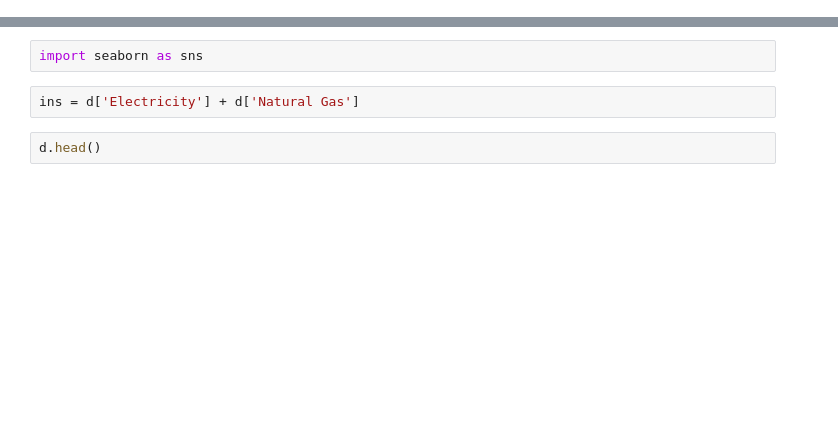
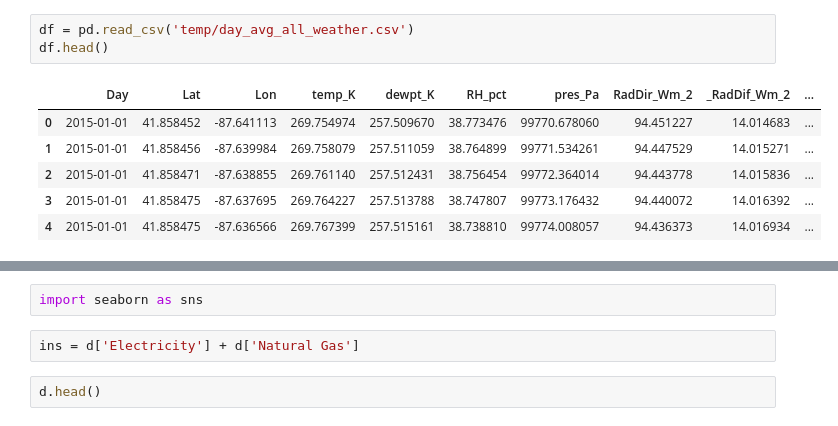
Before and after one commit to brilerner/SMC-2020, a Jupyter notebook: code/CORR.ipynb, the cells around one changed output, grey strips where cells are left out. Drawn from its saved outputs; the diff is of its cells as text; blank space fills up the shorter version.

Commit message:
made weather viz

```diff
--- a/code/CORR.ipynb
+++ b/code/CORR.ipynb
@@ -23,5 +23,15 @@ opts.defaults(
 [interactive output not drawn]
 [interactive output not drawn]
 [interactive output not drawn]
+# %%
+df = pd.read_csv('temp/day_avg_all_weather.csv')
+df.head()
+# %% [output]
+|  | Day | Lat | Lon | temp_K | dewpt_K | RH_pct | pres_Pa | RadDir_Wm_2 | _RadDif_Wm_2 | ... |
+| 0 | 2015-01-01 | 41.858452 | -87.641113 | 269.754974 | 257.509670 | 38.773476 | 99770.678060 | 94.451227 | 14.014683 | ... |
+| 1 | 2015-01-01 | 41.858456 | -87.639984 | 269.758079 | 257.511059 | 38.764899 | 99771.534261 | 94.447529 | 14.015271 | ... |
+| 2 | 2015-01-01 | 41.858471 | -87.638855 | 269.761140 | 257.512431 | 38.756454 | 99772.364014 | 94.443778 | 14.015836 | ... |
+| 3 | 2015-01-01 | 41.858475 | -87.637695 | 269.764227 | 257.513788 | 38.747807 | 99773.176432 | 94.440072 | 14.016392 | ... |
+| 4 | 2015-01-01 | 41.858475 | -87.636566 | 269.767399 | 257.515161 | 38.738810 | 99774.008057 | 94.436373 | 14.016934 | ... |
 # %%
 d = pd.read_csv('temp/main_output.csv')
```
Also changed, not shown: parts of 7 cells of this notebook, 25 other files.
